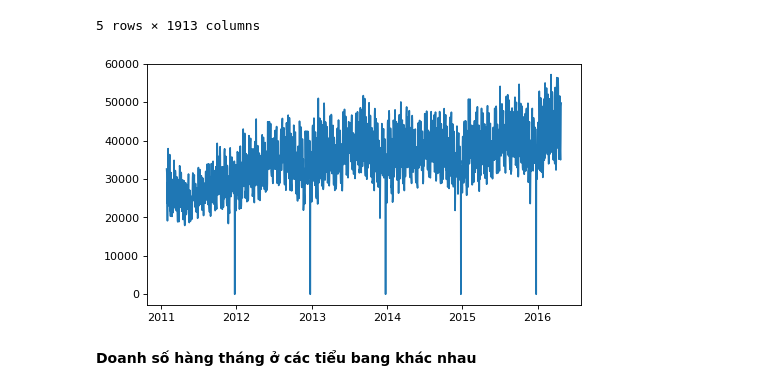
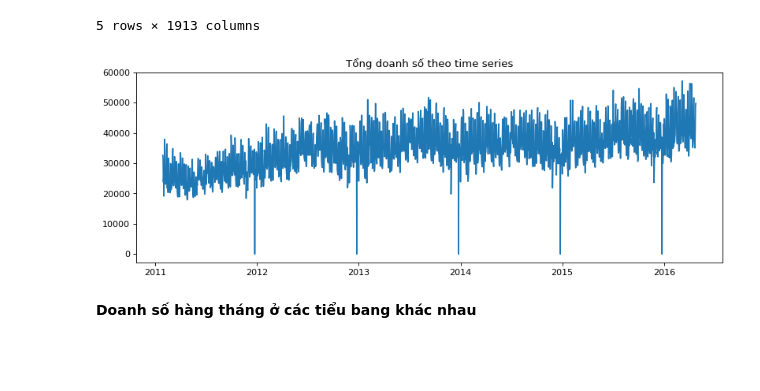
Before and after one commit to HienNguyenMinh/PythonAssignment, a Jupyter notebook: BaiTap2.ipynb, the cells around one changed output. Drawn from its saved outputs; the diff is of its cells as text; code cells hidden in the pictures; blank space fills up the shorter version.

```diff
--- a/BaiTap2.ipynb
+++ b/BaiTap2.ipynb
@@ -120,12 +123,12 @@ sale2_temp.head()
 5 rows × 1913 columns
 # %%
 #Vẽ biểu đồ biểu diễn tổng doanh số theo time series
-plt.figure(num=None, figsize=(7, 4), dpi=80, facecolor='w', edgecolor='k')
+plt.figure(num=None, figsize=(12, 4), dpi=80, facecolor='w', edgecolor='k')
 #Tính tổng doanh số mỗi ngày
-(sale2_temp.sum()).plot()
+(sale2_temp.sum()).plot(title = 'Tổng doanh số theo time series')
 plt.show()
 # %% [output]
-[figure, old version]
+[figure, new version]
 # %% [markdown]
 **Doanh số hàng tháng ở các tiểu bang khác nhau**
 # %%
```
Also changed, not shown: parts of 5 cells of this notebook.
